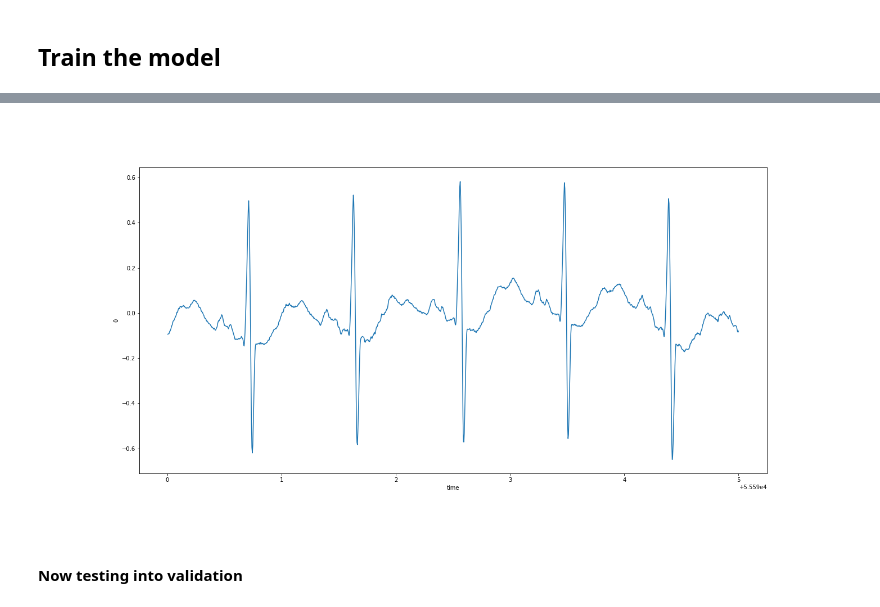
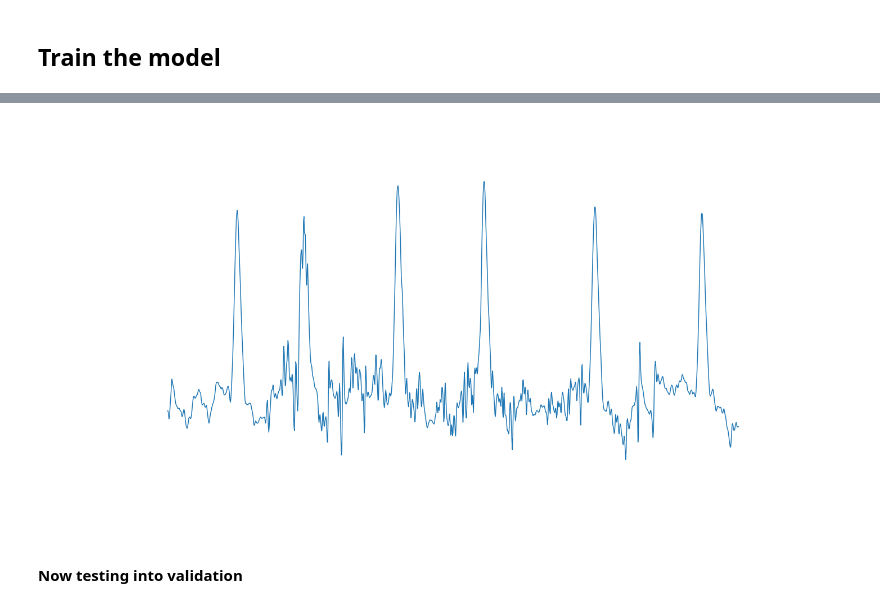
Before and after one commit to leandro-sartini/sudden_death_tcc, a Jupyter notebook: notebooks/modelling/classification.ipynb, the cells around one changed output, grey strips where cells are left out. Saved outputs shown, nothing was run; the diff lists cells and outputs as text; code cells hidden in the pictures.

```diff
--- a/notebooks/modelling/classification.ipynb
+++ b/notebooks/modelling/classification.ipynb
@@ -322,8 +309,8 @@ PIL.Image.open(str(healthy_val[0]))
 # %%
 unhealthy_val = list(pathlib.Path('../../data/interim/validacao').glob('sudden_death_patients/*'))
-PIL.Image.open(str(unhealthy_val[-50]))
+PIL.Image.open(str(unhealthy_val[1]))
 # %% [output]
-[figure, old version]
+[figure, new version]
 # %% [markdown]
 #### Now testing into validation
 # %%
```
Also changed, not shown: parts of 63 cells of this notebook.
